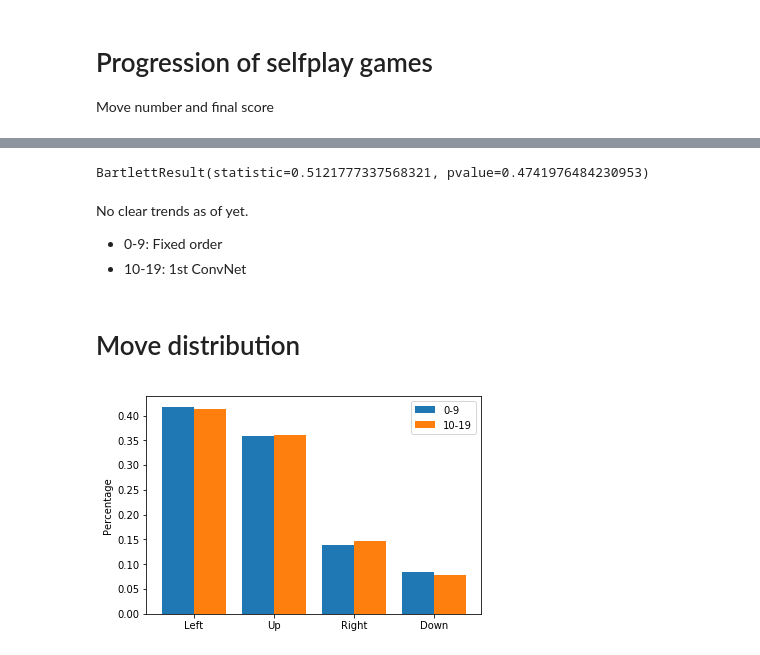
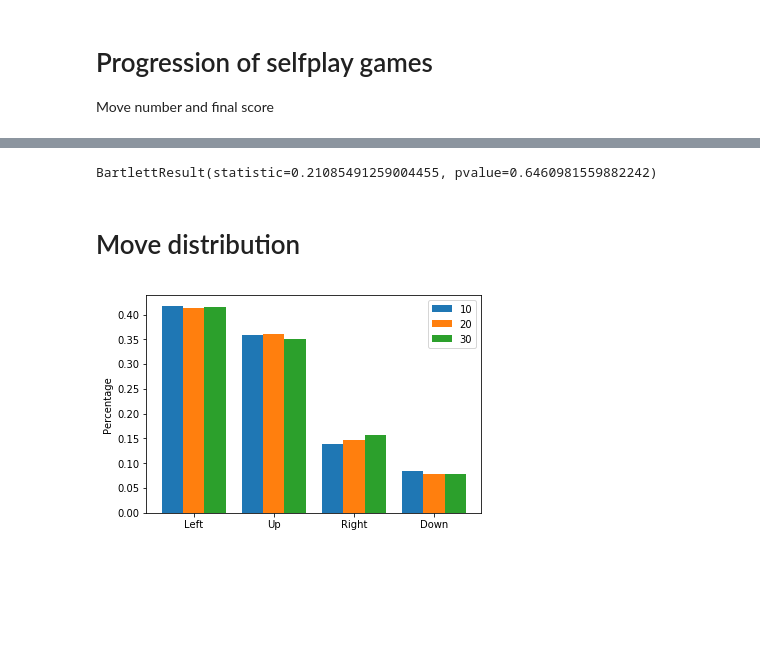
Before and after one commit to fqjin/2048NN, a Jupyter notebook: selfplay/progress.ipynb, the cells around one changed output, grey strips where cells are left out. Saved outputs shown, nothing was run; the diff lists cells and outputs as text; code cells hidden in the pictures; blank space fills up the shorter version.

```diff
--- a/selfplay/progress.ipynb
+++ b/selfplay/progress.ipynb
@@ -51,11 +51,7 @@ plt.show()
 # %%
-stats.bartlett(moves[:10], moves[10:])
+stats.bartlett(moves[:20], moves[20:])
 # %% [output]
-BartlettResult(statistic=0.5121777337568321, pvalue=0.4741976484230953)
+BartlettResult(statistic=0.21085491259004455, pvalue=0.6460981559882242)
-# %% [markdown]
-No clear trends as of yet.
-* 0-9: Fixed order
-* 10-19: 1st ConvNet
 # %% [markdown]
 # Move distribution
 # %%
@@ -67,11 +63,15 @@ moves20 = []
 for i in range(10, 20):
     x = np.load(str(i).zfill(5)+'.npz')
     moves20.extend(x['moves'])
+moves30 = []
+for i in range(20, 30):
+    x = np.load(str(i).zfill(5)+'.npz')
+    moves30.extend(x['moves'])
 # %%
-plt.hist([moves10, moves20], np.arange(5)-0.5, density=True)
+plt.hist([moves10, moves20, moves30], np.arange(5)-0.5, density=True)
 plt.xticks(np.arange(4), ['Left', 'Up', 'Right', 'Down'])
-plt.legend(['0-9', '10-19'])
+plt.legend(['10','20','30'])
 plt.ylabel('Percentage')
 plt.show()
 # %% [output]
-[figure, old version]
+[figure, new version]
```
Also changed, not shown: parts of 3 cells of this notebook, 5 other files.
